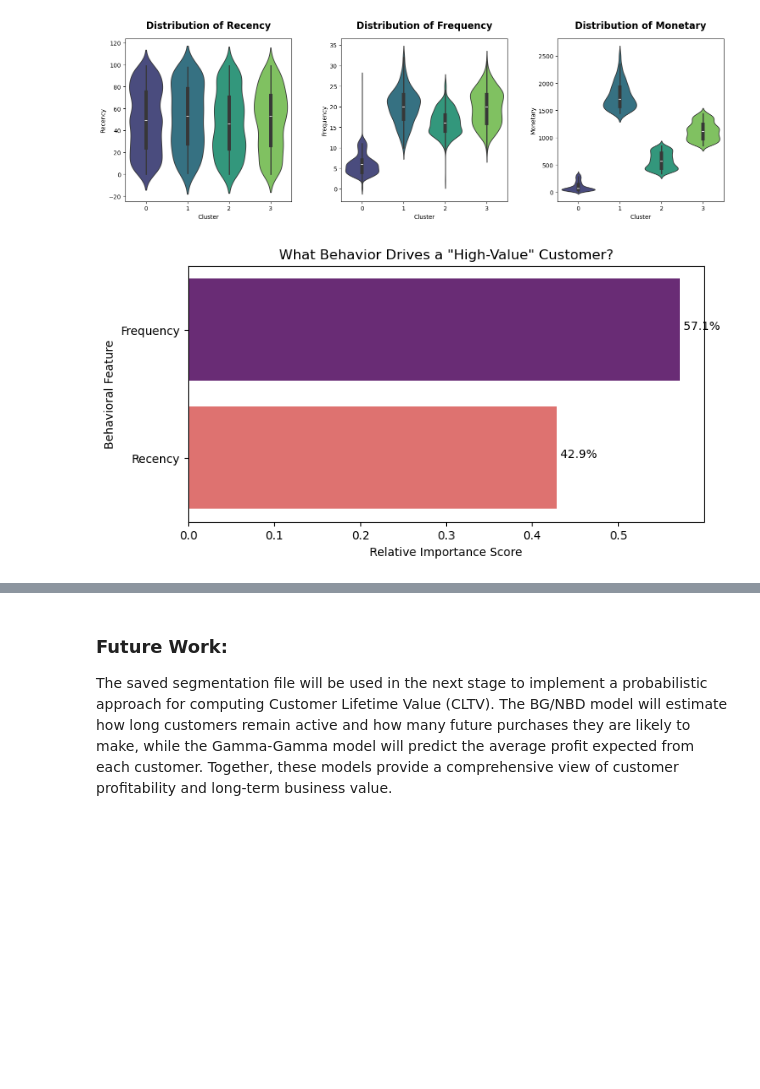
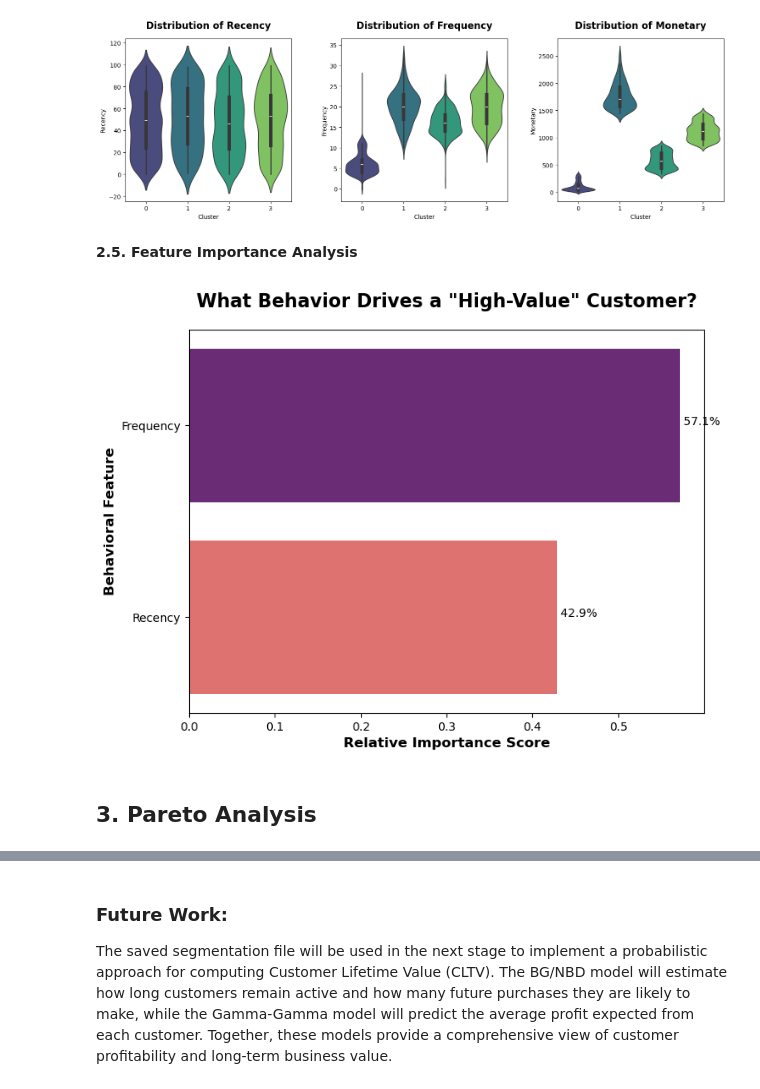
Before and after one commit to annugit1655/Customer-Behaviour-Analysis-with-CLTV, a Jupyter notebook: notebooks/03-HighValue_Prediction_&_Pareto_Analysis.ipynb, the cells around one changed output, grey strips where cells are left out. Saved outputs shown, nothing was run; the diff lists cells and outputs as text; code cells hidden in the pictures; blank space fills up the shorter version.

```diff
--- a/notebooks/03-HighValue_Prediction_&_Pareto_Analysis.ipynb
+++ b/notebooks/03-HighValue_Prediction_&_Pareto_Analysis.ipynb
@@ -218,32 +228,36 @@ plt.subplots_adjust(wspace=0.3, hspace=0.3)
 plt.show()
 # %% [output]
 [figure]
+# %% [markdown]
+**2.5. Feature Importance Analysis**
 # %%
 #  Feature Importance Analysis
 # Retrieve the Random Forest model we trained
 rf_model = models["Random Forest"]
 
 # Extract importance scores
 importances = rf_model.feature_importances_
 feature_names = X.columns # ['Recency', 'Frequency']
 
 # Create a DataFrame for easy plotting
 importance_df = pd.DataFrame({
     'Feature': feature_names,
     'Importance': importances
 }).sort_values(by='Importance', ascending=False)
 
 # Plotting
-plt.figure(figsize=(8, 4))
+plt.figure(figsize=(8, 6))
 sns.barplot(x='Importance', y='Feature', data=importance_df, palette='magma')
-plt.title('What Behavior Drives a "High-Value" Customer?')
-plt.xlabel('Relative Importance Score')
-plt.ylabel('Behavioral Feature')
+plt.title('What Behavior Drives a "High-Value" Customer?', fontsize=16, fontweight='bold', y=1.04)
+plt.xlabel('Relative Importance Score', fontsize=12, fontweight='bold')
+plt.ylabel('Behavioral Feature', fontsize=12, fontweight='bold')
 
 # Add percentage text to bars
 for index, value in enumerate(importance_df['Importance']):
     plt.text(value, index, f" {value*100:.1f}%")
 
 plt.show()
 # %% [output]
-[figure, old version]
+[figure, new version]
+# %% [markdown]
+## **3. Pareto Analysis**
```
Also changed, not shown: parts of 9 cells of this notebook, 1 other file.
